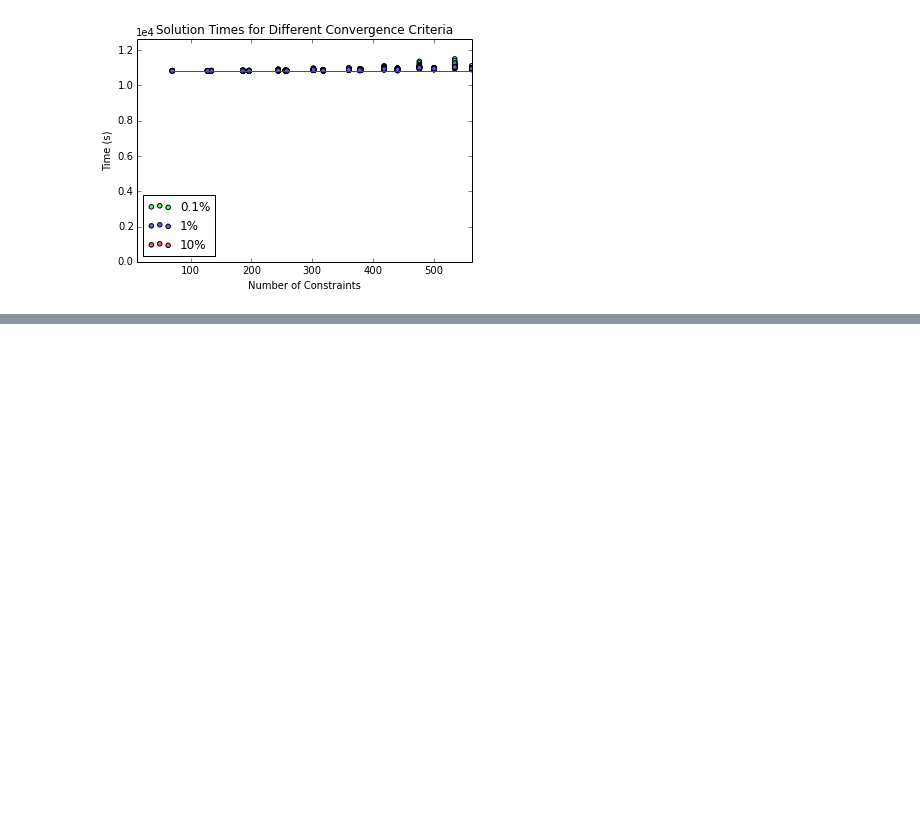
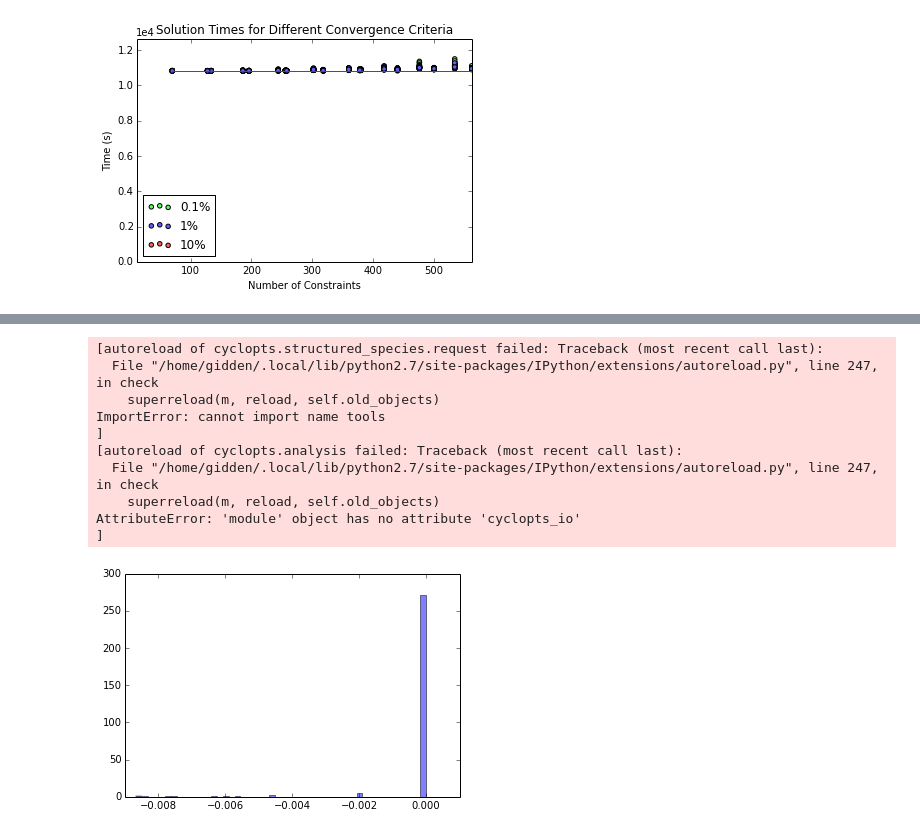
Before and after one commit to gidden/cyclopts, a Jupyter notebook: nbs/ratio_convergence.ipynb, the cells around one changed output, grey strips where cells are left out. Saved outputs shown, nothing was run; the diff lists cells and outputs as text; code cells hidden in the pictures; blank space fills up the shorter version.

```diff
--- a/nbs/ratio_convergence.ipynb
+++ b/nbs/ratio_convergence.ipynb
@@ -88,0 +96,14 @@ _ = ctx.count_hist('cbc', lim, save=save, savename=savename)
+# %%
+_, _, _ = plt.hist(toplt[0], bins=50, alpha=0.5)
+# %% [output]
+[autoreload of cyclopts.structured_species.request failed: Traceback (most recent call last):
+  File "/home/gidden/.local/lib/python2.7/site-packages/IPython/extensions/autoreload.py", line 247, in check
+    superreload(m, reload, self.old_objects)
+ImportError: cannot import name tools
+]
+[autoreload of cyclopts.analysis failed: Traceback (most recent call last):
+  File "/home/gidden/.local/lib/python2.7/site-packages/IPython/extensions/autoreload.py", line 247, in check
+    superreload(m, reload, self.old_objects)
+AttributeError: 'module' object has no attribute 'cyclopts_io'
+]
+[figure, added]
```
Also changed, not shown: parts of 6 cells of this notebook.
